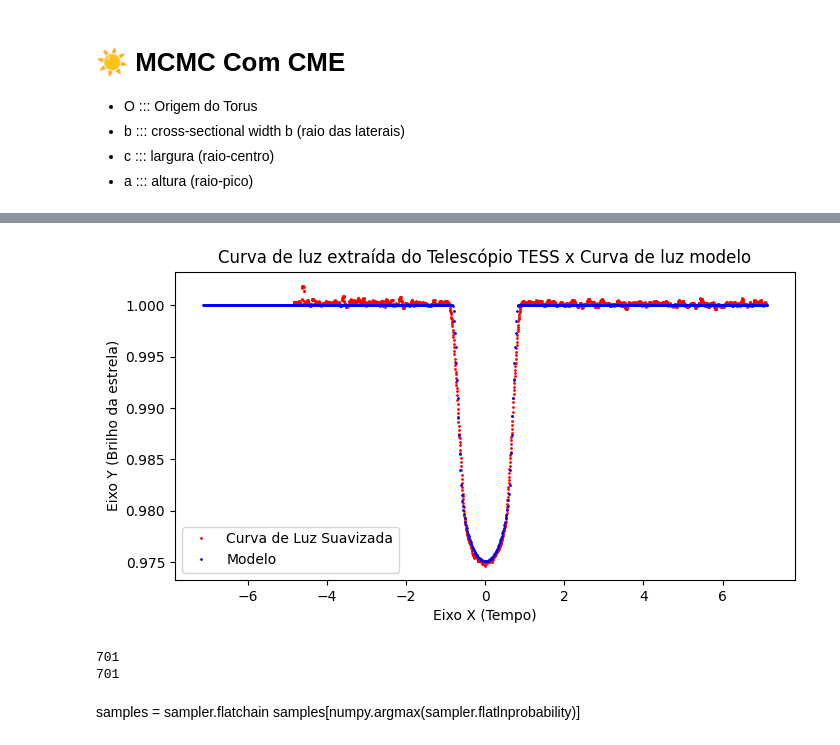
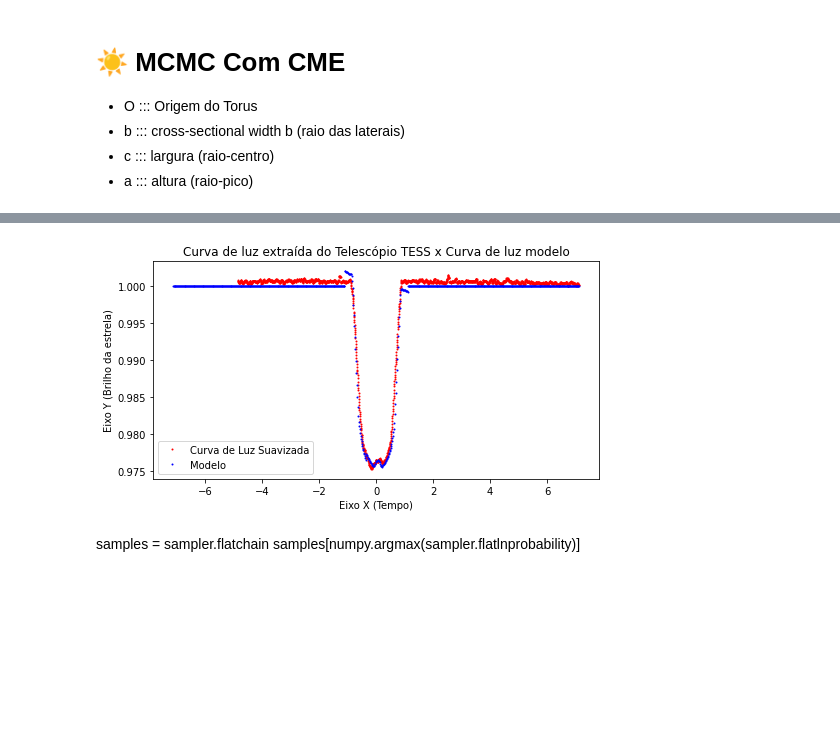
Before and after one commit to Transit-Model-CRAAM/eclipse-model-star-activity, a Jupyter notebook: Eclipse/main-mcmc.ipynb, the cells around one changed output, grey strips where cells are left out. Drawn from its saved outputs; the diff is of its cells as text; code cells hidden in the pictures; blank space fills up the shorter version.

```diff
--- a/Eclipse/main-mcmc.ipynb
+++ b/Eclipse/main-mcmc.ipynb
@@ -447,18 +445,18 @@ Tempo Total (Trânsito): 4.28339337370255
 # %%
 # COM ESCOLHA DE TRÂNSITO
-selectedTransit = 2 #transito selecionado
+selectedTransit = 1 #transito selecionado
 time_phased, smoothed_LC = tratamento.select_transit_smooth(selectedTransit)
 
 plt.rcParams['figure.figsize']= 8, 4
 graf1,ax = plt.subplots()
 
 
 ax.plot(time_phased, smoothed_LC, "r.", ms=2, label='Curva de Luz Suavizada')
 ax.plot(ts_model, eclipse.getCurvaLuz(), "b.", ms=2, label='Modelo')
 
 plotLegendModel(ax, mission)
 # %% [output]
-[figure, old version]
+[figure, new version]
 # %%
 nwalkers = 50
 niter = 50
@@ -469,9 +467,6 @@ ajusteCME = AjusteCME(tratamento, time_phased, smoothed_LC, nwalkers, niter, bur
 
 time = time_phased
 flux = smoothed_LC
-# %% [output]
-701
-701
 # %% [markdown]
 samples = sampler.flatchain
 samples[numpy.argmax(sampler.flatlnprobability)]
```
Also changed, not shown: parts of 7 cells of this notebook.
